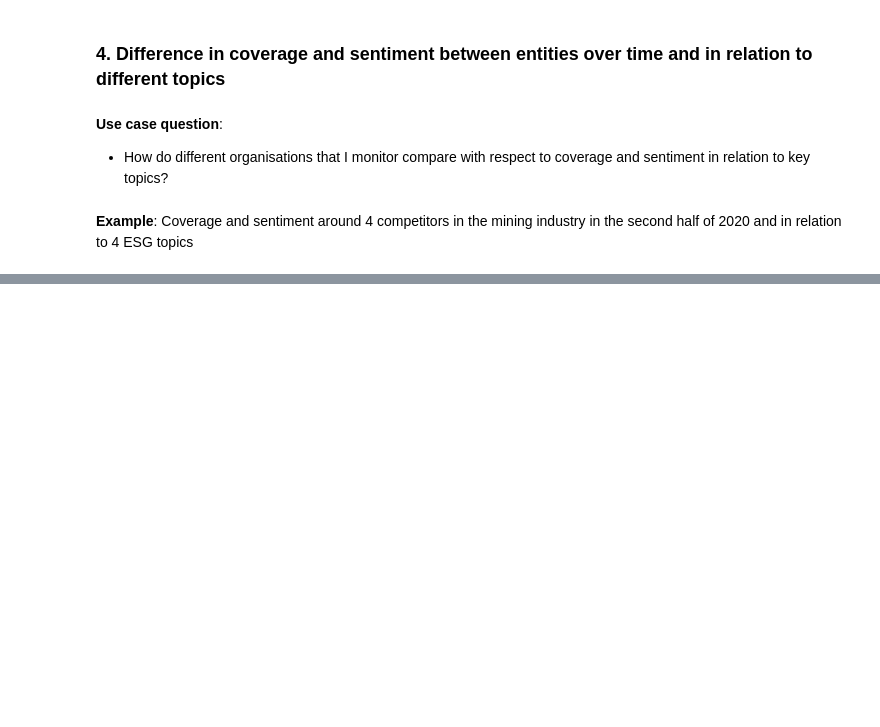
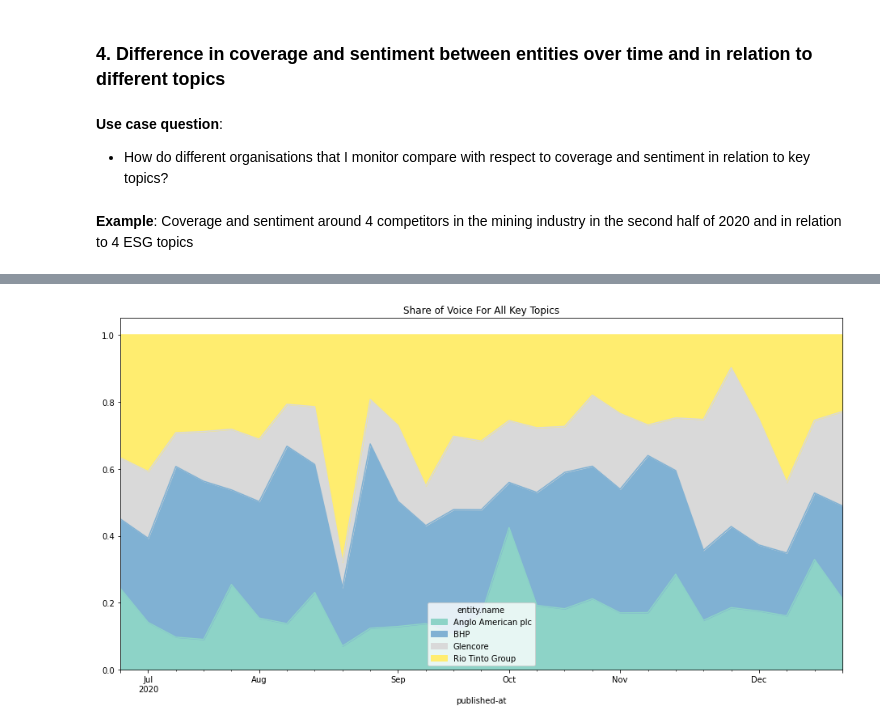
Before and after one commit to signal-ai/signal-api-tools, a Jupyter notebook: notebooks/trends_tutorial.ipynb, the cells around one changed output, grey strips where cells are left out. Cells and saved outputs as stored; diff of their text form; code cells hidden in the pictures; blank space fills up the shorter version.

```diff
--- a/notebooks/trends_tutorial.ipynb
+++ b/notebooks/trends_tutorial.ipynb
@@ -442,9 +461,9 @@ _ = ax1.set_title('Sentiment towards Uber in differnt countries during Feb. 2021
 # %%
 topic_ids = [
     "22297881-a936-4b51-a880-a7152c8ecc68",
-    "ff9d1563-570f-4769-bbb5-7f3096beca0a",
+    "4249987d-5b02-4e51-9c44-019dd8e39742",
     "8de14dc1-6a93-4d1f-b755-a8d7aa570187",
-    "f8c74a1b-4f44-4a3f-b9bb-9b7cb221eb3f"
+    "fc31abf2-7b11-4ed5-a7d2-35266057c0dd"
     ] ## IDs of the following topics: Environmental Cleanup, Corporate Controversy,  Sustainability, Chemicals
 
 entity_ids = [
@@ -472,7 +491,6 @@ query = {
             "published-at",
             "topic",
             "entity",
-            "entity.sentiment"
         ],
         "options": {
             "published-at": { "interval": "week" },
@@ -515,0 +514,13 @@ stacked_df.head(10)
+# %%
+df = json_normalize(mining_companies_result, 'aggregations')
+df['published-at'] = pd.to_datetime(df['published-at'])
+# %%
+stacked_df = df.groupby(['published-at', 'entity.name']).sum().unstack()
+stacked_df.columns = stacked_df.columns.droplevel(0)
+_ = stacked_df.divide(stacked_df.sum(axis=1), axis=0).plot.area(
+    title='Share of Voice For All Key Topics',
+    figsize=[16,8],
+    colormap="Set3"
+)
+# %% [output]
+[figure, added]
```
Also changed, not shown: parts of 14 cells of this notebook.
